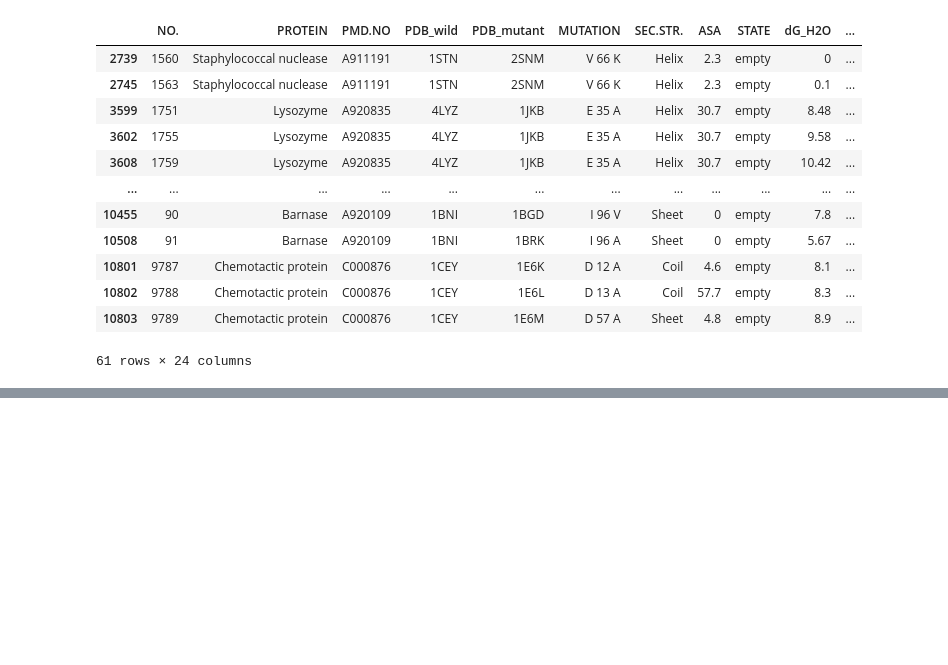
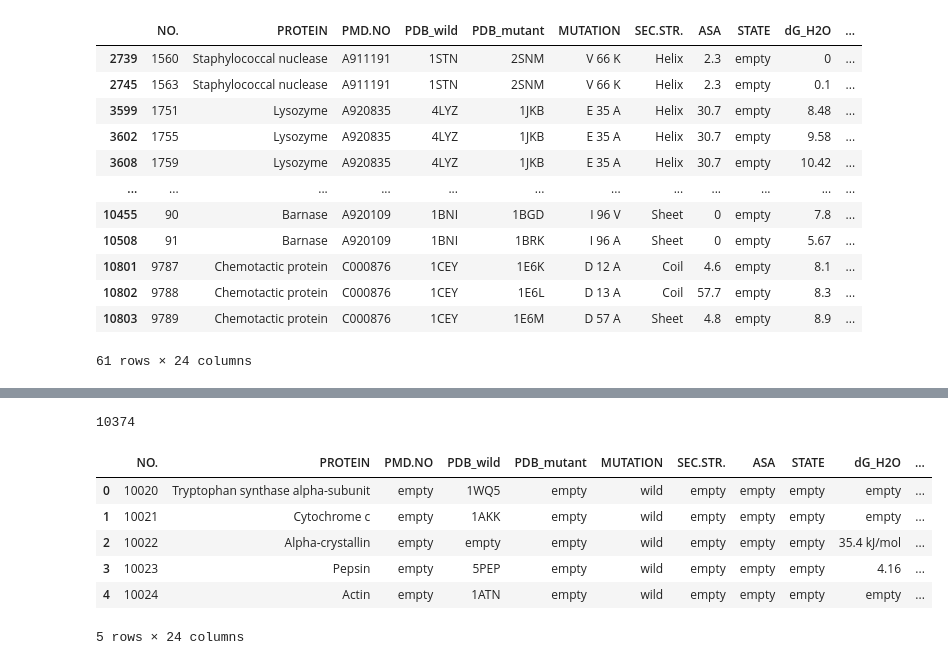
Before and after one commit to CNNs4QSPR/cnns4qspr, a Jupyter notebook: parse_protherm.ipynb, the cells around one changed output, grey strips where cells are left out. Saved outputs shown, nothing was run; the diff lists cells and outputs as text; code cells hidden in the pictures; blank space fills up the shorter version.

```diff
--- a/parse_protherm.ipynb
+++ b/parse_protherm.ipynb
@@ -89,0 +111,14 @@ df[(df['PDB_mutant'] != 'empty') & (df['dG_H2O'] != 'empty')]
+# %%
+len(df2) # 10374 entries, some are redundant
+# %% [output]
+10374
+# %%
+df2.head()
+# %% [output]
+|  | NO. | PROTEIN | PMD.NO | PDB_wild | PDB_mutant | MUTATION | SEC.STR. | ASA | STATE | dG_H2O | ... |
+| 0 | 10020 | Tryptophan synthase alpha-subunit | empty | 1WQ5 | empty | wild | empty | empty | empty | empty | ... |
+| 1 | 10021 | Cytochrome c | empty | 1AKK | empty | wild | empty | empty | empty | empty | ... |
+| 2 | 10022 | Alpha-crystallin | empty | empty | empty | wild | empty | empty | empty | 35.4 kJ/mol | ... |
+| 3 | 10023 | Pepsin | empty | 5PEP | empty | wild | empty | empty | empty | 4.16 | ... |
+| 4 | 10024 | Actin | empty | 1ATN | empty | wild | empty | empty | empty | empty | ... |
+5 rows × 24 columns
```
Also changed, not shown: parts of 11 cells of this notebook, 1 other file.
